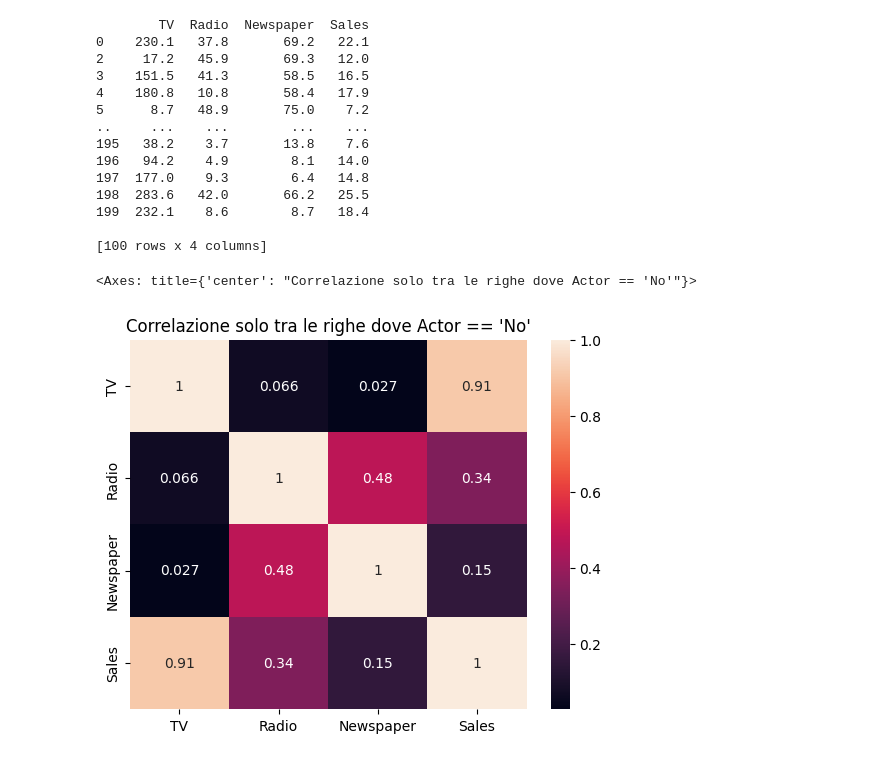
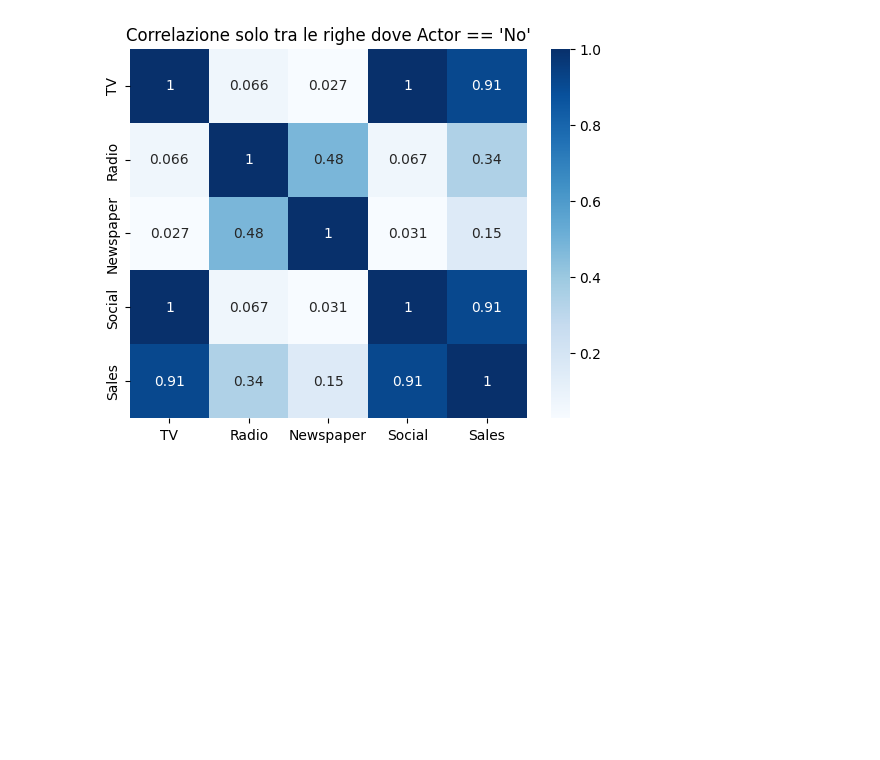
Before and after one commit to epuntata/daita-final-project, a Jupyter notebook: 03_data_exploration.ipynb, the cells around one changed output. Cells and saved outputs as stored; diff of their text form; code cells hidden in the pictures; blank space fills up the shorter version.

```diff
--- a/03_data_exploration.ipynb
+++ b/03_data_exploration.ipynb
@@ -228,0 +9,3 @@ df
+# %%
+df = pd.read_csv(".\\result.csv")
+df
@@ -246,5 +43,5 @@ df
 # %%
-dati = df[['TV','Radio','Newspaper','Sales']]
-sns.heatmap(dati.corr(), annot=True, cmap='viridis')
+dati = df[['TV','Radio','Newspaper', 'Social', 'Sales']]
+sns.heatmap(dati.corr(), annot=True, cmap='Blues')
 # %% [output]
 <Axes: >
@@ -321,24 +73,9 @@ sns.heatmap(yesuomini.corr(), annot=True,)
 # %%
-nouomini = df[['TV','Radio','Newspaper', 'Sales']].loc[(df['Actor']== 'No')]
-print(nouomini)
+nouomini = dati.loc[(df['Actor']== 'No')]
 
 plt.title("Correlazione solo tra le righe dove Actor == 'No'")
-sns.heatmap(nouomini.corr(), annot=True)
+sns.heatmap(nouomini.corr(), annot=True, cmap='Blues')
+plt.show()
 # %% [output]
-        TV  Radio  Newspaper  Sales
-0    230.1   37.8       69.2   22.1
-2     17.2   45.9       69.3   12.0
-3    151.5   41.3       58.5   16.5
-4    180.8   10.8       58.4   17.9
-5      8.7   48.9       75.0    7.2
-..     ...    ...        ...    ...
-195   38.2    3.7       13.8    7.6
-196   94.2    4.9        8.1   14.0
-197  177.0    9.3        6.4   14.8
-198  283.6   42.0       66.2   25.5
-199  232.1    8.6        8.7   18.4
-
-[100 rows x 4 columns]
-<Axes: title={'center': "Correlazione solo tra le righe dove Actor == 'No'"}>
-[figure, old version]
+[figure, new version]
 # %%
```
Also changed, not shown: parts of 12 cells of this notebook.
